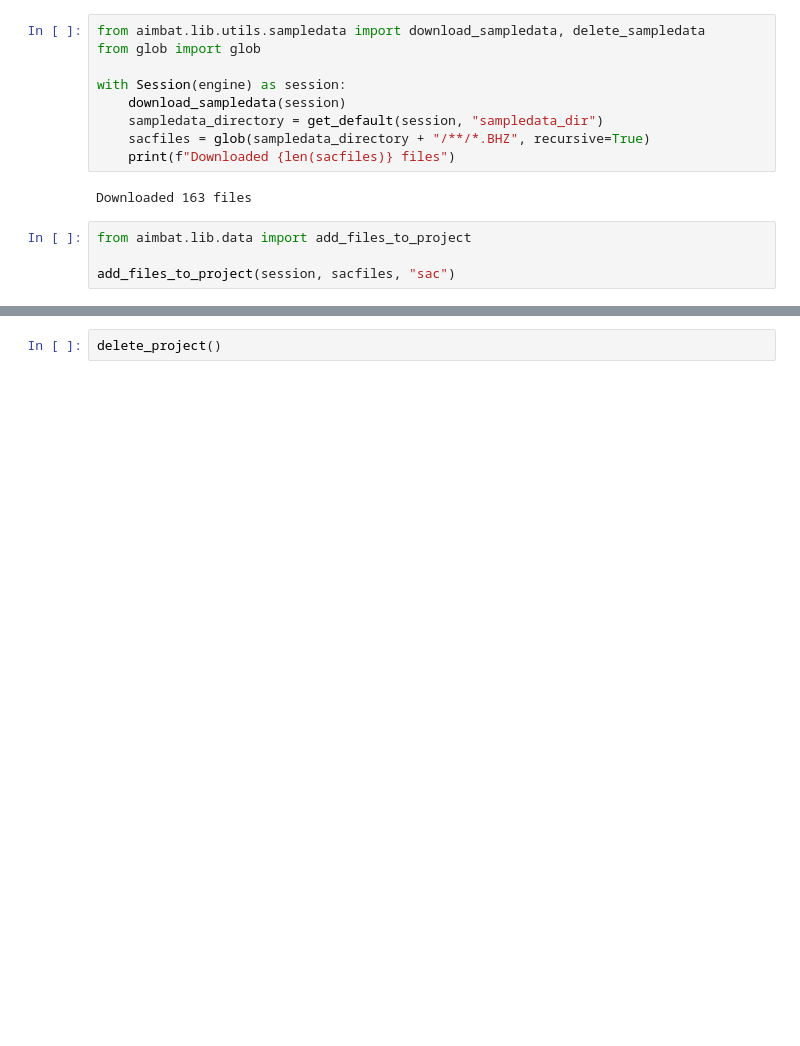
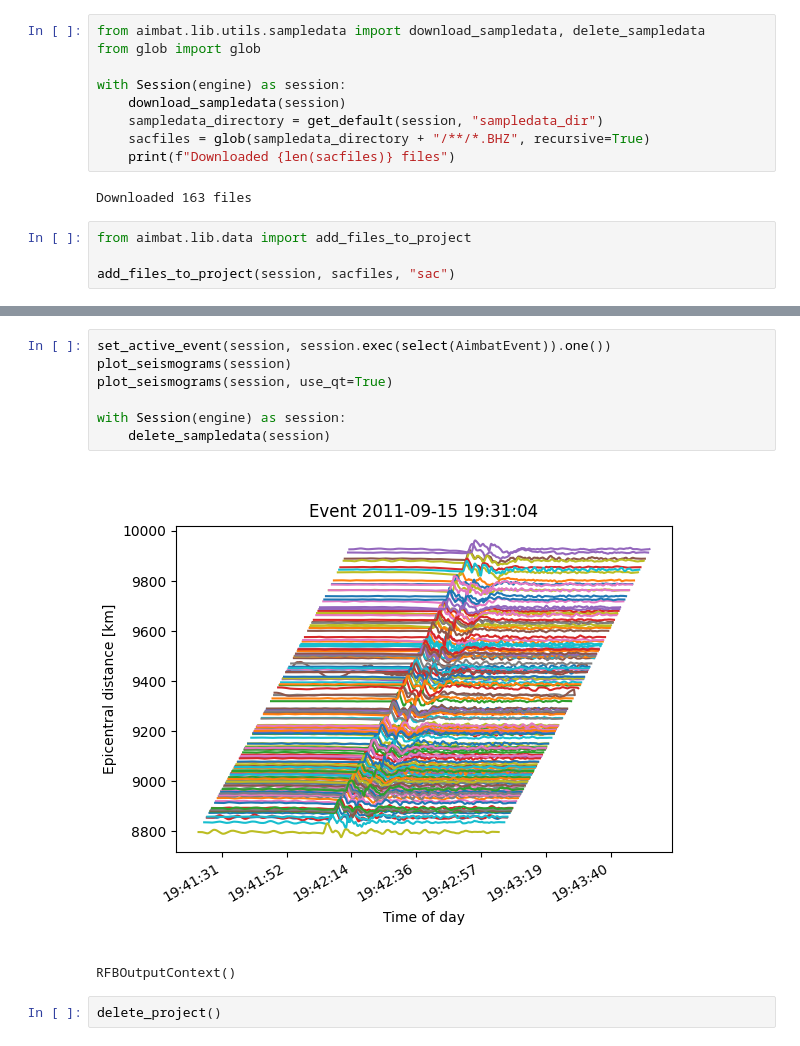
Before and after one commit to pysmo/aimbat, a Jupyter notebook: docs/examples/tutorial.ipynb, the cells around one changed output, grey strips where cells are left out. Cells and saved outputs as stored; diff of their text form; blank space fills up the shorter version.

```diff
--- a/docs/examples/tutorial.ipynb
+++ b/docs/examples/tutorial.ipynb
@@ -116,2 +116,12 @@ with Session(engine) as session:
+# %%
+set_active_event(session, session.exec(select(AimbatEvent)).one())
+plot_seismograms(session)
+plot_seismograms(session, use_qt=True)
+
+with Session(engine) as session:
+    delete_sampledata(session)
+# %% [output]
+[figure, added]
+RFBOutputContext()
 # %%
 delete_project()
```
Also changed, not shown: parts of 5 cells of this notebook, 36 other files.
